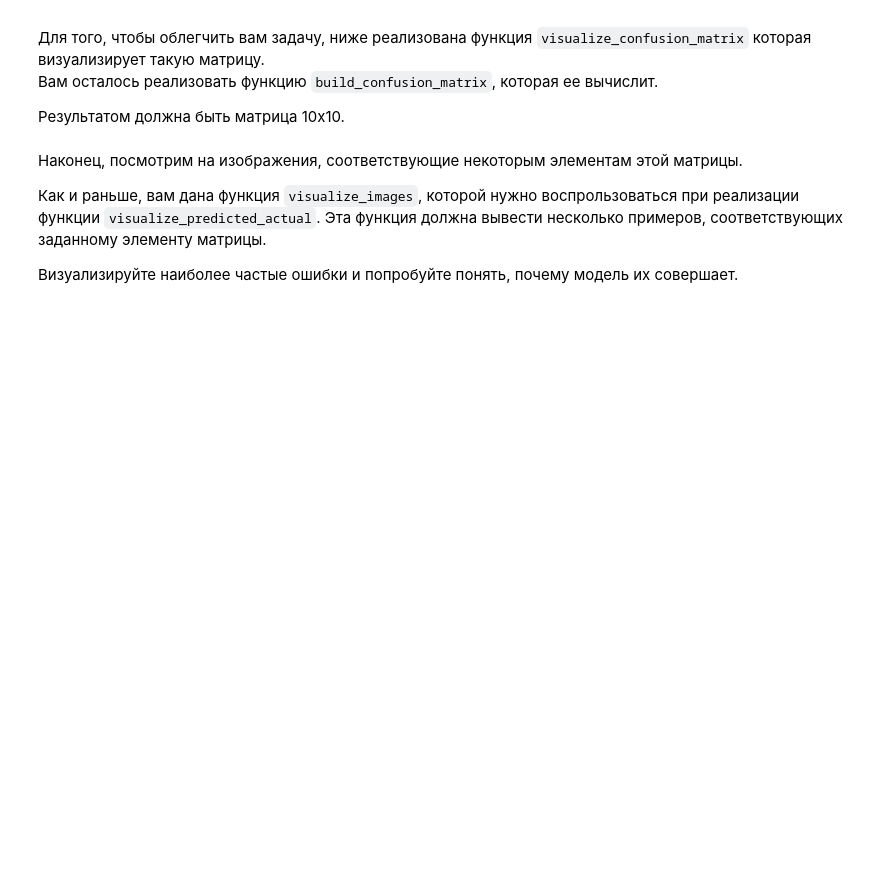
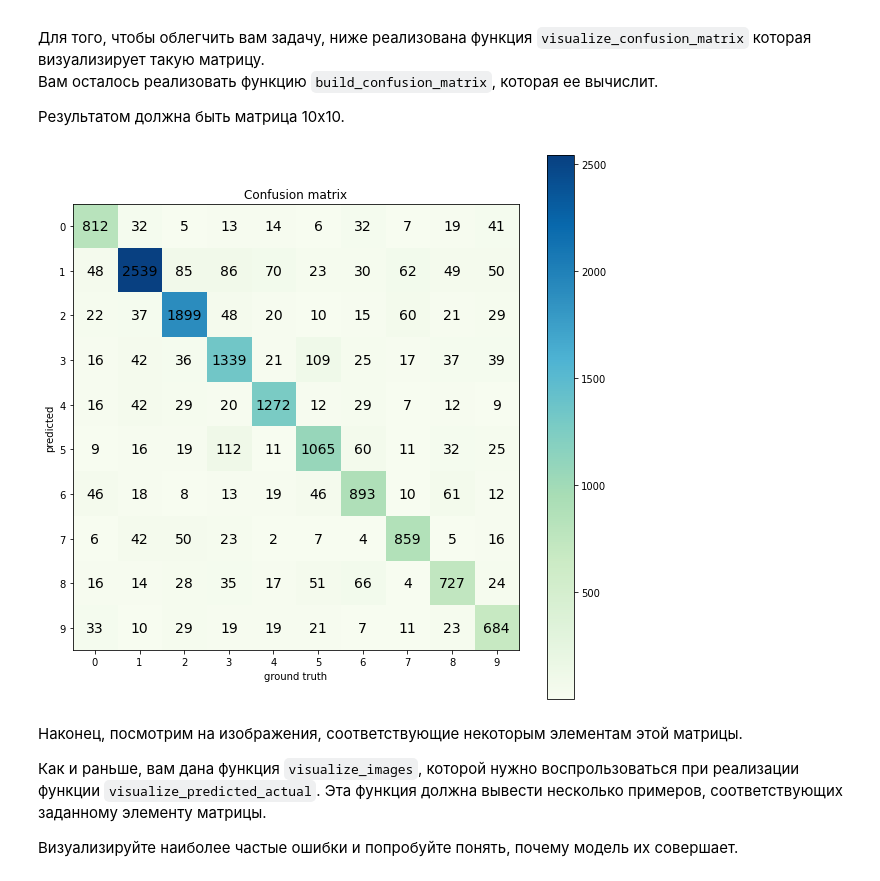
Before and after one commit to Catherine-Labun/dl_course, a Jupyter notebook: assignment2/PyTorch.ipynb, the cells around one changed output. Drawn from its saved outputs; the diff is of its cells as text; code cells hidden in the pictures; blank space fills up the shorter version.

Commit message:
PyTorch

```diff
--- a/assignment2/PyTorch.ipynb
+++ b/assignment2/PyTorch.ipynb
@@ -197,9 +229,17 @@ loss_history, train_history, val_history = train_model(nn_model, train_loader, v
 # Hint: look up learning rate schedulers in PyTorch. You might need to extend train_model function a little bit too!
 
 nn_model = nn.Sequential(
+            Flattener(),
+            nn.Linear(3*32*32, 100),
+            nn.ReLU(inplace=True),
+            torch.nn.BatchNorm1d(100),
+            nn.Linear(100, 100),
+            nn.ReLU(inplace=True),
+            torch.nn.BatchNorm1d(100),
+            nn.Linear(100, 10),
          )
 
-loss_history, train_history, val_history = train_model()
+loss_history, train_history, val_history = train_model(nn_model, train_loader, val_loader, loss, optimizer, 5)
 # %% [markdown]
 # Визуализируем ошибки модели
 
@@ -212,7 +252,7 @@ loss_history, train_history, val_history = train_model()
 Реализуйте функцию `evaluate_model`, которая прогоняет модель через все сэмплы validation set и запоминает предсказания модели и истинные метки.
 # %%
 class SubsetSampler(Sampler):
-    r"""Samples elements with given indices sequentially
+    """Samples elements with given indices sequentially
 
     Arguments:
         indices (ndarray): indices of the samples to take
@@ -242,7 +282,18 @@ def evaluate_model(model, dataset, indices):
     # and ground truth labels
     # Hint: SubsetSampler above could be useful!
 
-    raise Exception("Not implemented")
+    ind = SubsetSampler(indices)
+
+    predictions = []
+    ground_truth = []
+
+    for i in ind:
+            prediction = model(dataset[i][0][None])
+            _, index = torch.max(prediction, 1)
+            predictions.append(int(index))
+            ground_truth.append(dataset[i][1])
+    predictions = np.array(predictions)
+    ground_truth = np.array(ground_truth)
 
     return predictions, ground_truth
 
@@ -280,34 +331,40 @@ def visualize_confusion_matrix(confusion_matrix):
     size = confusion_matrix.shape[0]
     fig = plt.figure(figsize=(10,10))
     plt.title("Confusion matrix")
     plt.ylabel("predicted")
     plt.xlabel("ground truth")
     res = plt.imshow(confusion_matrix, cmap='GnBu', interpolation='nearest')
     cb = fig.colorbar(res)
     plt.xticks(np.arange(size))
     plt.yticks(np.arange(size))
     for i, row in enumerate(confusion_matrix):
         for j, count in enumerate(row):
             plt.text(j, i, count, fontsize=14, horizontalalignment='center', verticalalignment='center')
 
 def build_confusion_matrix(predictions, ground_truth):
     """
     Builds confusion matrix from predictions and ground truth
 
     predictions: np array of ints, model predictions for all validation samples
     ground_truth: np array of ints, ground truth for all validation samples
 
     Returns:
     np array of ints, (10,10), counts of samples for predicted/ground_truth classes
     """
 
     confusion_matrix = np.zeros((10,10), np.int)
 
+    for i in range(10):
+        for j in range(10):
+            confusion_matrix[i][j] += np.sum((predictions == i) & (ground_truth == j))
+
     # TODO: Implement filling the prediction matrix
-    return np.array([[40, 2, 3], [10, 50,0], [0, 2, 80]])
+    return confusion_matrix
 
 confusion_matrix = build_confusion_matrix(predictions, gt)
 visualize_confusion_matrix(confusion_matrix)
+# %% [output]
+[figure, added]
 # %% [markdown]
 Наконец, посмотрим на изображения, соответствующие некоторым элементам этой матрицы.
 
```
Also changed, not shown: parts of 11 cells of this notebook.
